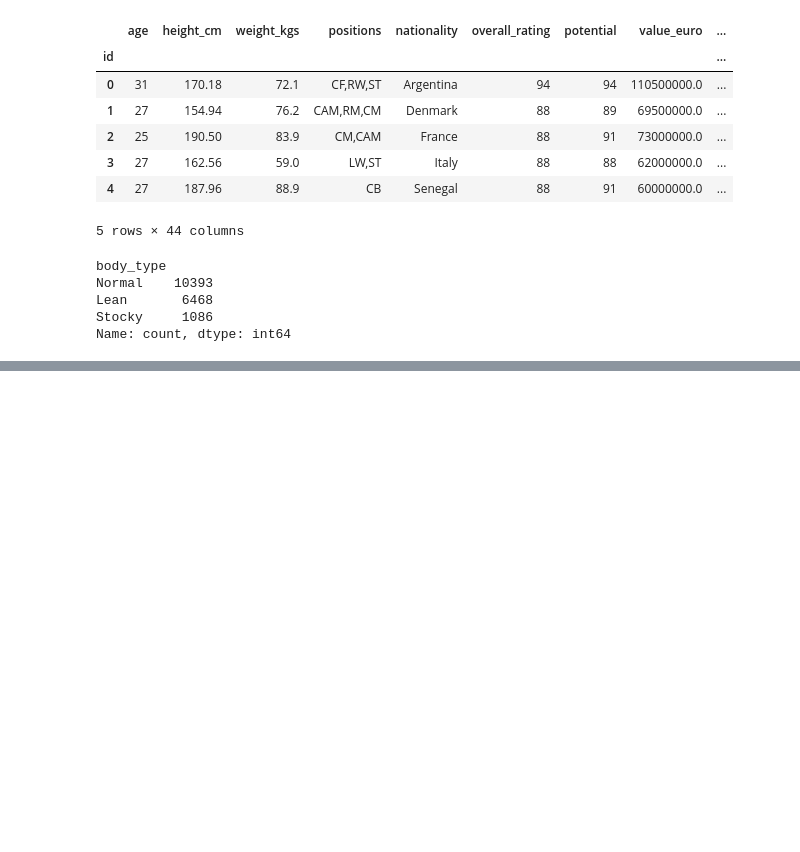
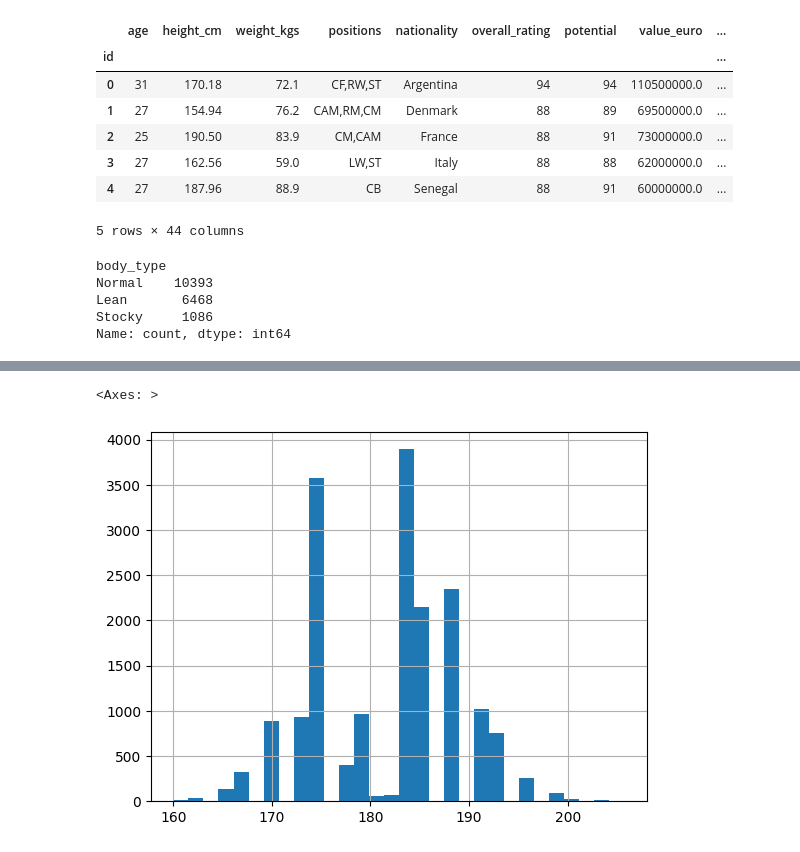
Before and after one commit to nttrung612/Football_Players_Rating_Prediction, a Jupyter notebook: preprocessing.ipynb, the cells around one changed output, grey strips where cells are left out. Drawn from its saved outputs; the diff is of its cells as text; code cells hidden in the pictures; blank space fills up the shorter version.

```diff
--- a/preprocessing.ipynb
+++ b/preprocessing.ipynb
@@ -294,0 +367,30 @@ Name: count, Length: 160, dtype: int64
+# %%
+# Tạo một cột mới 'height_cm_adjusted' là bản sao của 'height_cm' để giữ giá trị thay thế
+df['height_cm_adjusted'] = df['height_cm']
+
+# Lấy danh sách các cột vị trí
+position_columns = [col for col in df.columns if col.startswith('positions_')]
+
+# Lặp qua từng cầu thủ
+for index, row in df.iterrows():
+    # Nếu chiều cao của cầu thủ < 160 cm, thực hiện thay thế
+    if row['height_cm'] < 160:
+        # Tìm các vị trí mà cầu thủ có thể chơi (giá trị cột là 1)
+        positions_played = [col for col in position_columns if row[col] == 1]
+
+        # Nếu cầu thủ chơi ở ít nhất một vị trí, tính median của chiều cao ở các vị trí đó
+        if positions_played:
+            median_heights = []
+            for position in positions_played:
+                # Lấy median của chiều cao cho vị trí này (chỉ lấy các cầu thủ có chiều cao >= 160 cm)
+                median_height = df.loc[(df[position] == 1) & (df['height_cm'] >= 160), 'height_cm'].median()
+                if not np.isnan(median_height):  # Kiểm tra nếu median_height không phải là NaN
+                    median_heights.append(median_height)
+
+            # Tính trung bình của các median chiều cao từ các vị trí
+            if median_heights:
+                replacement_height = np.mean(median_heights)  # Hoặc np.median(median_heights)
+                df.at[index, 'height_cm_adjusted'] = replacement_height
+
+# Xem lại kết quả
+print(df[['height_cm', 'height_cm_adjusted']].head(10))
@@ -294,0 +410,5 @@ Name: count, Length: 160, dtype: int64
+# %%
+df['height_cm_adjusted'].hist(bins=30)
+# %% [output]
+<Axes: >
+[figure, added]
```
Also changed, not shown: parts of 29 cells of this notebook.
